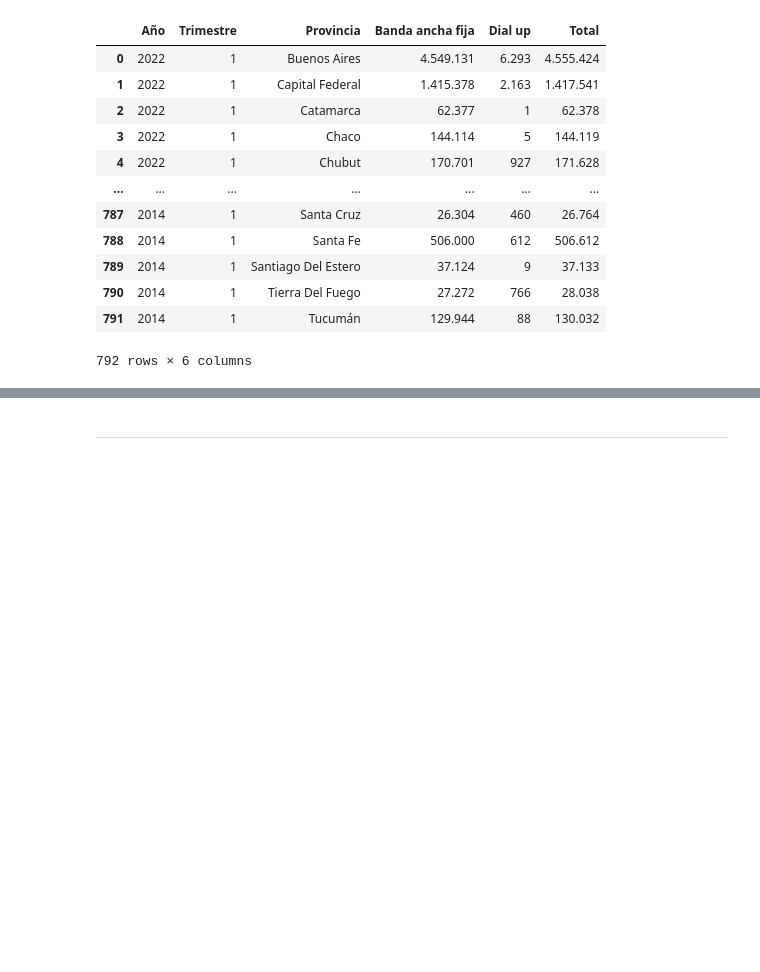
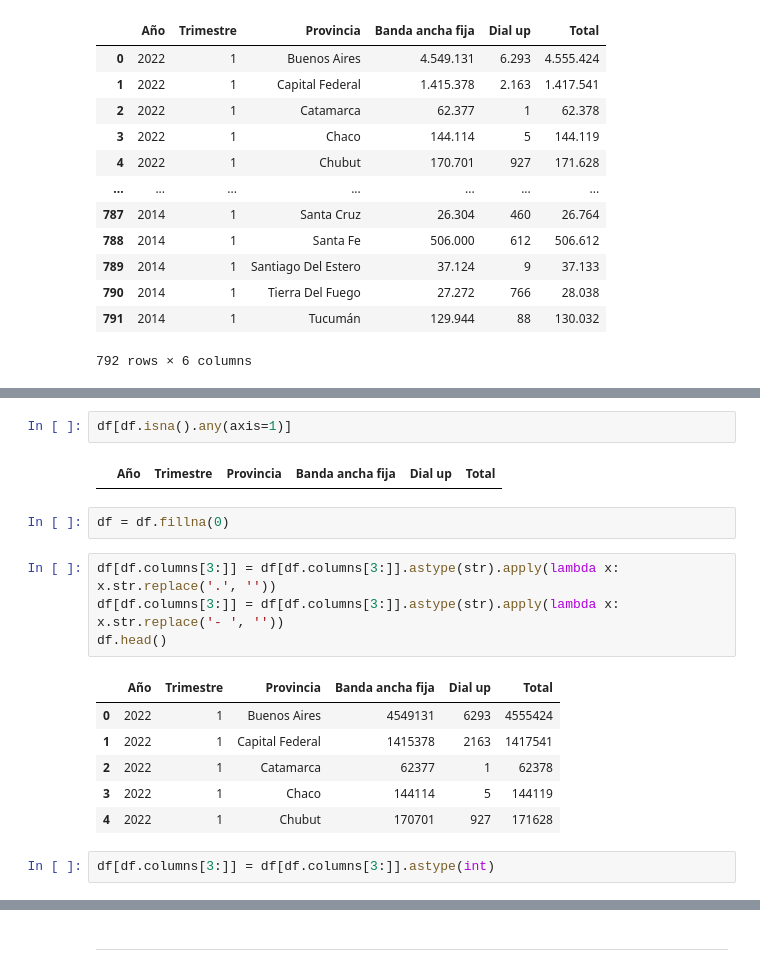
Before and after one commit to Galo0000/Analitics_Proyect, a Jupyter notebook: otro.ipynb, the cells around one changed output, grey strips where cells are left out. Saved outputs shown, nothing was run; the diff lists cells and outputs as text; blank space fills up the shorter version.

```diff
--- a/otro.ipynb
+++ b/otro.ipynb
@@ -57,0 +74,19 @@ df
+# %%
+df[df.isna().any(axis=1)]
+# %% [output]
+|  | Año | Trimestre | Provincia | Banda ancha fija | Dial up | Total |
+# %%
+df = df.fillna(0)
+# %%
+df[df.columns[3:]] = df[df.columns[3:]].astype(str).apply(lambda x: x.str.replace('.', ''))
+df[df.columns[3:]] = df[df.columns[3:]].astype(str).apply(lambda x: x.str.replace('- ', ''))
+df.head()
+# %% [output]
+|  | Año | Trimestre | Provincia | Banda ancha fija | Dial up | Total |
+| 0 | 2022 | 1 | Buenos Aires | 4549131 | 6293 | 4555424 |
+| 1 | 2022 | 1 | Capital Federal | 1415378 | 2163 | 1417541 |
+| 2 | 2022 | 1 | Catamarca | 62377 | 1 | 62378 |
+| 3 | 2022 | 1 | Chaco | 144114 | 5 | 144119 |
+| 4 | 2022 | 1 | Chubut | 170701 | 927 | 171628 |
+# %%
+df[df.columns[3:]] = df[df.columns[3:]].astype(int)
```
Also changed, not shown: parts of 25 cells of this notebook, 1 other file.
